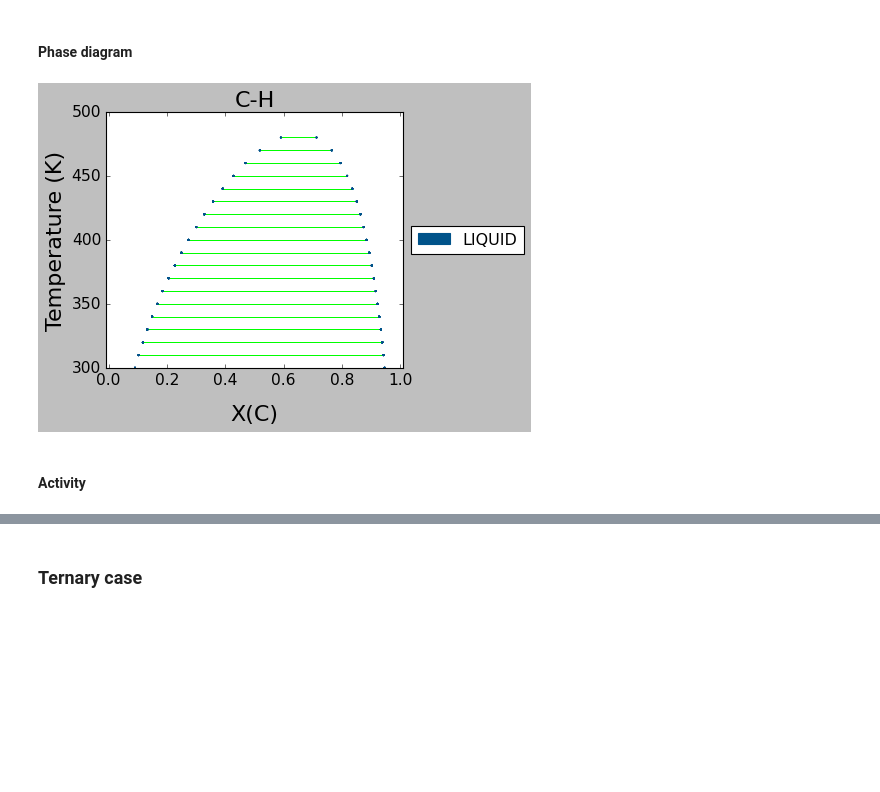
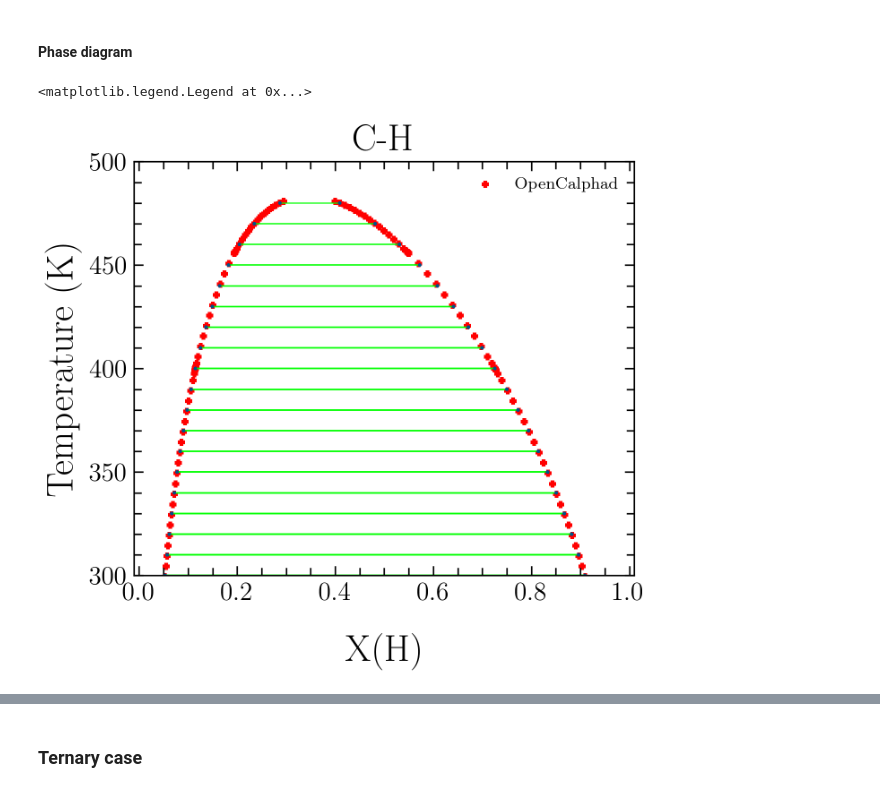
Before and after one commit to RushiGong/pycalphad, a Jupyter notebook: examples/UNIQUAC/UNIQUAC PyCalphad.ipynb, the cells around one changed output, grey strips where cells are left out. Drawn from its saved outputs; the diff is of its cells as text; code cells hidden in the pictures; blank space fills up the shorter version.

```diff
--- a/examples/UNIQUAC/UNIQUAC PyCalphad.ipynb
+++ b/examples/UNIQUAC/UNIQUAC PyCalphad.ipynb
@@ -1565,30 +1598,36 @@ Attributes:
 # %% [markdown]
 #### Phase diagram
+# %%
+oc_t_pd=[400.000000, 400.000500, 400.010500, 400.030500, 400.070500, 400.870500, 402.470500, 405.670500, 410.670500, 415.670500, 420.670500, 425.670500, 430.670500, 435.670500, 440.670500, 445.670500, 450.670500, 455.670500, 455.667800, 455.667800, 455.667900, 455.669900, 455.673700, 455.681400, 455.835300, 456.142000, 456.751100, 457.952100, 460.231300, 462.421100, 464.519900, 466.525600, 468.436100, 470.248900, 471.961200, 473.570100, 475.072300, 476.464100, 477.741500, 478.900200, 479.935500, 480.842300, 400.000000, 399.999500, 399.989500, 399.969500, 399.929500, 399.129500, 397.529500, 394.329500, 389.329500, 384.329500, 379.329500, 374.329500, 369.329500, 364.329500, 359.329500, 354.329500, 349.329500, 344.329500, 339.329500, 334.329500, 329.329500, 324.329500, 319.329500, 314.329500, 309.329500, 304.329500, 299.329500, 294.329500, 289.329500, 284.329500, 279.329500, 274.329500, 270.000000]
+oc_liq1_pd=[0.725681, 0.725679, 0.725657, 0.725607, 0.725506, 0.723484, 0.719406, 0.711118, 0.697797, 0.684000, 0.669689, 0.654824, 0.639352, 0.623204, 0.606298, 0.588518, 0.569712, 0.549663, 0.549663, 0.549663, 0.549662, 0.549654, 0.549638, 0.549606, 0.548966, 0.547686, 0.545126, 0.540006, 0.530006, 0.520006, 0.510006, 0.500006, 0.490006, 0.480006, 0.470006, 0.460006, 0.450006, 0.440006, 0.430006, 0.420006, 0.410006, 0.400006, 0.725681, 0.725682, 0.725705, 0.725754, 0.725856, 0.727865, 0.731853, 0.739701, 0.751639, 0.763195, 0.774381, 0.785212, 0.795698, 0.805847, 0.815670, 0.825172, 0.834362, 0.843244, 0.851824, 0.860108, 0.868101, 0.875806, 0.883228, 0.890371, 0.897239, 0.903836, 0.910165, 0.916230, 0.922036, 0.927584, 0.932881, 0.937928, 0.942101]
+oc_liq2_pd=[0.115107, 0.115107, 0.115116, 0.115135, 0.115173, 0.115937, 0.117484, 0.120662, 0.125868, 0.131396, 0.137284, 0.143578, 0.150333, 0.157620, 0.165527, 0.174171, 0.183710, 0.194363, 0.194360, 0.194359, 0.194359, 0.194366, 0.194376, 0.194397, 0.194747, 0.195446, 0.196852, 0.199690, 0.205339, 0.211135, 0.217086, 0.223196, 0.229474, 0.235928, 0.242565, 0.249394, 0.256424, 0.263667, 0.271132, 0.278831, 0.286779, 0.294746, 0.115107, 0.115106, 0.115098, 0.115079, 0.115041, 0.114285, 0.112793, 0.109886, 0.105533, 0.101396, 0.097456, 0.093700, 0.090114, 0.086687, 0.083408, 0.080268, 0.077258, 0.074371, 0.071601, 0.068940, 0.066383, 0.063924, 0.061560, 0.059284, 0.057094, 0.054985, 0.052953, 0.050995, 0.049109, 0.047291, 0.045538, 0.043848, 0.042434]
 # %%
 import matplotlib.pyplot as plt
 from pycalphad import Database, binplot, equilibrium
 from pycalphad.plot.eqplot import eqplot
 import pycalphad.variables as v
 
 # Load database and choose the phases that will be considered
-plt.style.use('classic')
 dbf=Database('uniquac_test_fig3.xml')
 ##ACETONITRILE: C2H3N1
 ##N_HEPTANE: C7H16
 models = {'LIQUID': ModelUNIQUAC}
 comps=['C', 'H', 'VA']
 phases=['LIQUID']
-# Create a matplotlib Figure object and get the active Axes
 fig = plt.figure(figsize=(6,4))
 axes = fig.gca()
+# Create a matplotlib Figure object and get the active Axes
+plt.scatter(oc_liq1_pd, oc_t_pd,  marker='+', s=16, color='red', label='OpenCalphad')
+plt.scatter(oc_liq2_pd, oc_t_pd,  marker='+', s=16, color='red')
 # Compute the phase diagram and plot it on the existing axes using the `plot_kwargs={'ax': axes}` keyword argument
-eq=equilibrium(dbf, comps , phases, {v.X('C'):(0,1,0.02), v.T: (300, 500, 10), v.P:101325, v.N: 1}, model=models)
-eqplot(eq, ax=axes, x=v.X('C'), y=v.T)
+eq=equilibrium(dbf, comps , phases, {v.X('H'):(0,1,0.02), v.T: (300, 500, 10), v.P:101325, v.N: 1}, model=models)
+eqplot(eq, ax=axes, x=v.X('H'), y=v.T)
 plt.ylim([300, 500])
 plt.xlim([-0.01, 1.01])
 plt.grid(False)
+plt.legend()
+#plt.show()
 #plt.savefig('UNIQUAC-binary-phasediagram.png', bbox_inches = 'tight', dpi=300)
 # %% [output]
+<matplotlib.legend.Legend at 0x...>
-[figure, old version]
+[figure, new version]
-# %% [markdown]
-#### Activity
```
Also changed, not shown: parts of 12 cells of this notebook, 1 other file.
